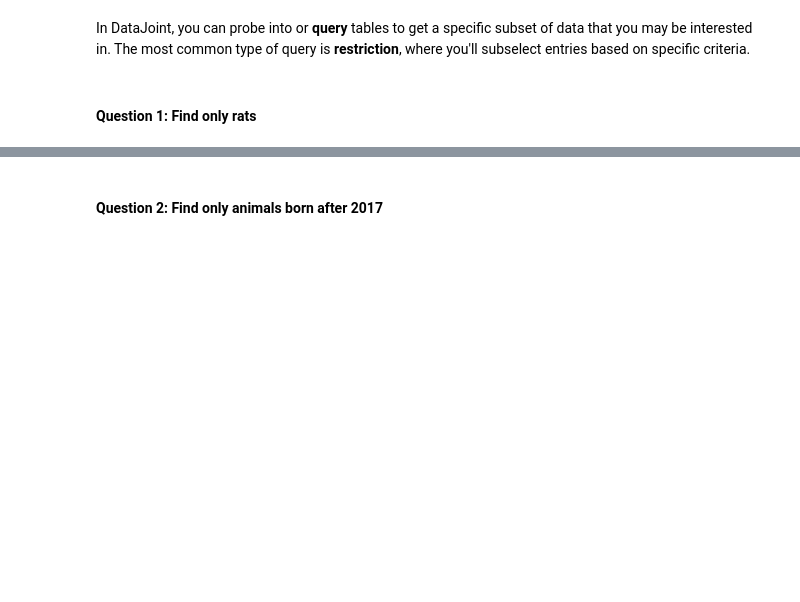
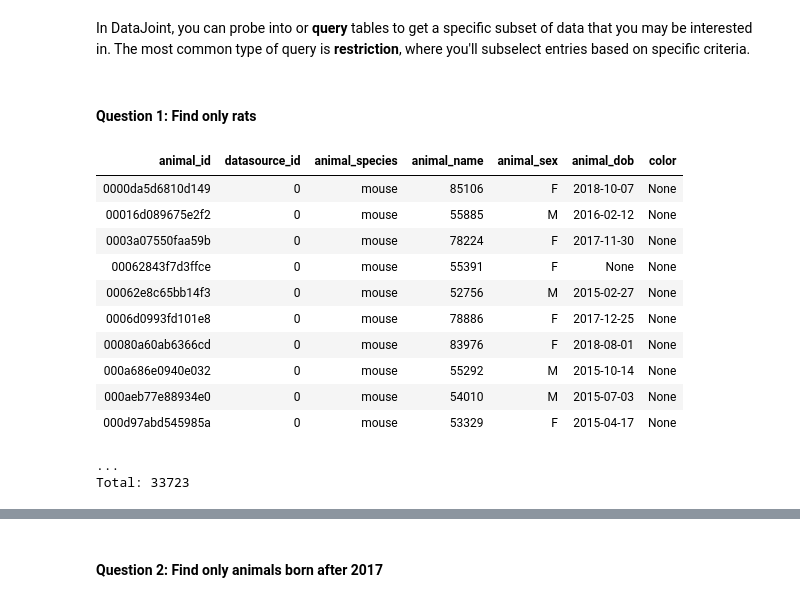
Before and after one commit to kavli-ntnu/dj-docs, a Jupyter notebook: notebooks/The_Ephys_Pipeline.ipynb, the cells around one changed output, grey strips where cells are left out. Cells and saved outputs as stored; diff of their text form; code cells hidden in the pictures; blank space fills up the shorter version.

```diff
--- a/notebooks/The_Ephys_Pipeline.ipynb
+++ b/notebooks/The_Ephys_Pipeline.ipynb
@@ -61,3 +61,19 @@ Each animal is uniquely captured by a combination of `animal_id` and `datasource
 In DataJoint, you can probe into or **query** tables to get a specific subset of data that you may be interested in. The most common type of query is **restriction**, where you'll subselect entries based on specific criteria.
 # %% [markdown]
 #### Question 1: Find only rats
+# %%
+animal.Animal & {'animal_species': 'mouse'}
+# %% [output]
+| animal_id | datasource_id | animal_species | animal_name | animal_sex | animal_dob | color |
+| 0000da5d6810d149 | 0 | mouse | 85106 | F | 2018-10-07 | None |
+| 00016d089675e2f2 | 0 | mouse | 55885 | M | 2016-02-12 | None |
+| 0003a07550faa59b | 0 | mouse | 78224 | F | 2017-11-30 | None |
+| 00062843f7d3ffce | 0 | mouse | 55391 | F | None | None |
+| 00062e8c65bb14f3 | 0 | mouse | 52756 | M | 2015-02-27 | None |
+| 0006d0993fd101e8 | 0 | mouse | 78886 | F | 2017-12-25 | None |
+| 00080a60ab6366cd | 0 | mouse | 83976 | F | 2018-08-01 | None |
+| 000a686e0940e032 | 0 | mouse | 55292 | M | 2015-10-14 | None |
+| 000aeb77e88934e0 | 0 | mouse | 54010 | M | 2015-07-03 | None |
+| 000d97abd545985a | 0 | mouse | 53329 | F | 2015-04-17 | None |
+...
+Total: 33723
```
Also changed, not shown: parts of 13 cells of this notebook, 5 other files.
